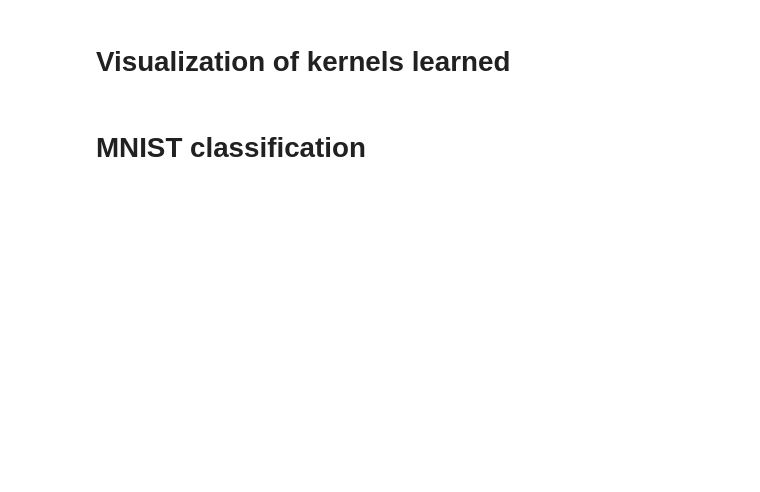
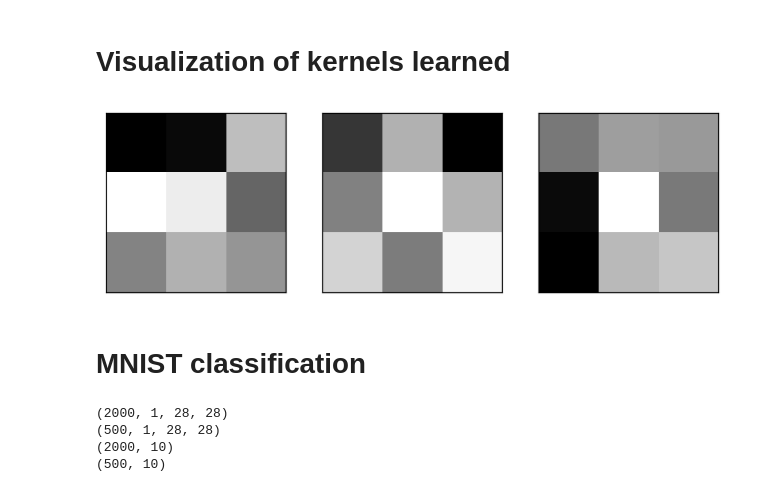
Before and after one commit to daredevil9215/DLFS, a Jupyter notebook: ConvolutionalNeuralNetwork.ipynb, the cells around one changed output. Drawn from its saved outputs; the diff is of its cells as text; code cells hidden in the pictures; blank space fills up the shorter version.

Commit message:
updated ConvolutionalNeuralNetwork

```diff
--- a/ConvolutionalNeuralNetwork.ipynb
+++ b/ConvolutionalNeuralNetwork.ipynb
@@ -372,31 +372,31 @@ class ConvolutionalLayer(Layer):
         Parameters
         ----------
         input_shape : tuple
-            Dimension of a single sample processed by the layer. For images it's (channels, height, width).
+            Dimension of a single sample processed by the layer. For images it's (channels, width, height).
 
         output_channels : int
-            Depth of the output array.
+            Number of channels of the output array.
 
         kernel_size : int
-            Dimension of a single kernel, a square array of shape (kernel_size, kernel_size).
+            Dimension of a single kernel, square array of shape (kernel_size, kernel_size).
 
         stride : int, default=1
             Step size at which the kernel moves across the input.
         """
-        # Unpack the input_shape tuple
-        input_channels, input_height, input_width = input_shape
+        # Unpack input_shape tuple
+        input_channels, input_width, input_height = input_shape
 
         self.input_channels = input_channels
         self.output_channels = output_channels
         self.kernel_size = kernel_size
         self.stride = stride
 
-        # Calculate output height and width
+        # Calculate output width and height
+        output_width = int(floor((input_width - kernel_size) / stride) + 1)
         output_height = int(floor((input_height - kernel_size) / stride) + 1)
-        output_width = int(floor((input_width - kernel_size) / stride) + 1)
 
         # Create output and kernel shapes
-        self.output_shape = (output_channels, output_height, output_width)
+        self.output_shape = (output_channels, output_width, output_height)
         self.kernels_shape = (output_channels, input_channels, kernel_size, kernel_size)
 
         # Initialize layer parameters
@@ -608,11 +640,10 @@ from dlfs.loss import BCE_Loss
 from dlfs.optimizers import Optimizer_SGD
 from dlfs import Model
 
-layers = [ConvolutionalLayer(input_shape=(1, 28, 28), output_channels=5, kernel_size=3),
-          Sigmoid(),
-          MaxPoolLayer(input_shape=(5, 26, 26), kernel_size=2, stride=2),
-          ReshapeLayer(input_shape=(5, 13, 13), output_shape=5*13*13),
-          DenseLayer(5*13*13, 100),
+layers = [ConvolutionalLayer(input_shape=(1, 28, 28), output_channels=3, kernel_size=3, stride=2),
+          MaxPoolLayer(input_shape=(3, 13, 13), kernel_size=2, stride=2),
+          ReshapeLayer(input_shape=(3, 6, 6), output_shape=3*6*6),
+          DenseLayer(3*6*6, 100),
           Sigmoid(),
           DenseLayer(100, 1),
           Sigmoid()]
@@ -653,19 +691,21 @@ plt.show()
 # %% [markdown]
 # Visualization of kernels learned
 # %%
-fig, ax = plt.subplots(nrows=1, ncols=5, figsize=(8, 8))
+fig, ax = plt.subplots(nrows=1, ncols=3, figsize=(8, 8))
 
 conv = model.layers[0]
 
 for i in range(conv.output_channels):
     for j in range(conv.input_channels):
 
         x = conv.kernels[i, j]
         ax[i].imshow(x, cmap='gray')
         ax[i].set_xticks([])
         ax[i].set_yticks([])
 
 plt.show()
+# %% [output]
+[figure, added]
 # %% [markdown]
 # MNIST classification
 # %%
@@ -686,16 +726,21 @@ def one_hot_encode(y):
 
 (x_train, y_train), (x_test, y_test) = mnist.load_data()
 
-x_train = preprocess_whole_mnist(x_train[:1000])
+x_train = preprocess_whole_mnist(x_train[:2000])
 x_test = preprocess_whole_mnist(x_test[:500])
 
-y_train = one_hot_encode(y_train[:1000])
+y_train = one_hot_encode(y_train[:2000])
 y_test = one_hot_encode(y_test[:500])
 
 print(x_train.shape)
 print(x_test.shape)
 print(y_train.shape)
 print(y_test.shape)
+# %% [output]
+(2000, 1, 28, 28)
+(500, 1, 28, 28)
+(2000, 10)
+(500, 10)
 # %%
 from dlfs.base import Loss, Activation
 
```
Also changed, not shown: parts of 9 cells of this notebook.
